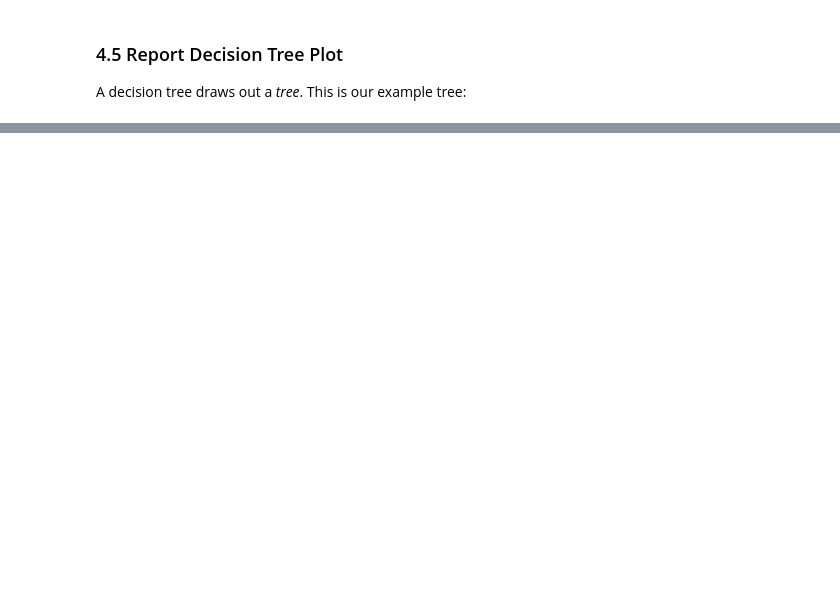
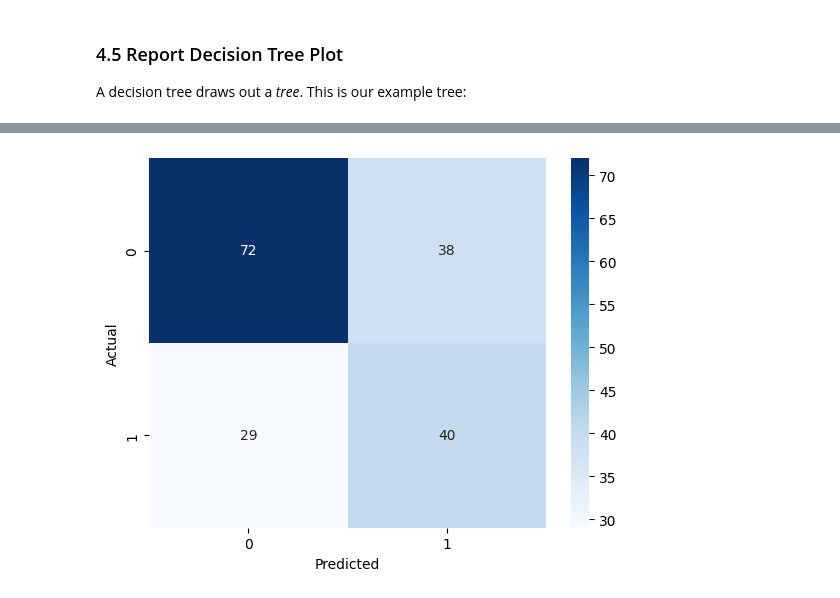
Before and after one commit to aarongilly/applied-ml-gillespie, a Jupyter notebook: lab03/ml03_gillespie.ipynb, the cells around one changed output, grey strips where cells are left out. Drawn from its saved outputs; the diff is of its cells as text; code cells hidden in the pictures; blank space fills up the shorter version.

```diff
--- a/lab03/ml03_gillespie.ipynb
+++ b/lab03/ml03_gillespie.ipynb
@@ -234,0 +320,8 @@ The best results of all came from combining `age` and `sex`. The full table of r
+# %%
+nn_model = MLPClassifier(hidden_layer_sizes=(50, 25, 10), solver='lbfgs')
+nn_model.fit(X_train, y_train)
+
+y_pred_nn = nn_model.predict(X_test)
+
+print("Results for Neural Network on test data:")
+print(classification_report(y_test, y_pred_nn))
@@ -234,0 +338,8 @@ The best results of all came from combining `age` and `sex`. The full table of r
+# %%
+cm_nn = confusion_matrix(y_test, y_pred_nn)
+sns.heatmap(cm_nn, annot=True, cmap='Blues')
+plt.xlabel('Predicted')
+plt.ylabel('Actual')
+plt.show()
+# %% [output]
+[figure, added]
```
Also changed, not shown: parts of 15 cells of this notebook, 2 other files.
